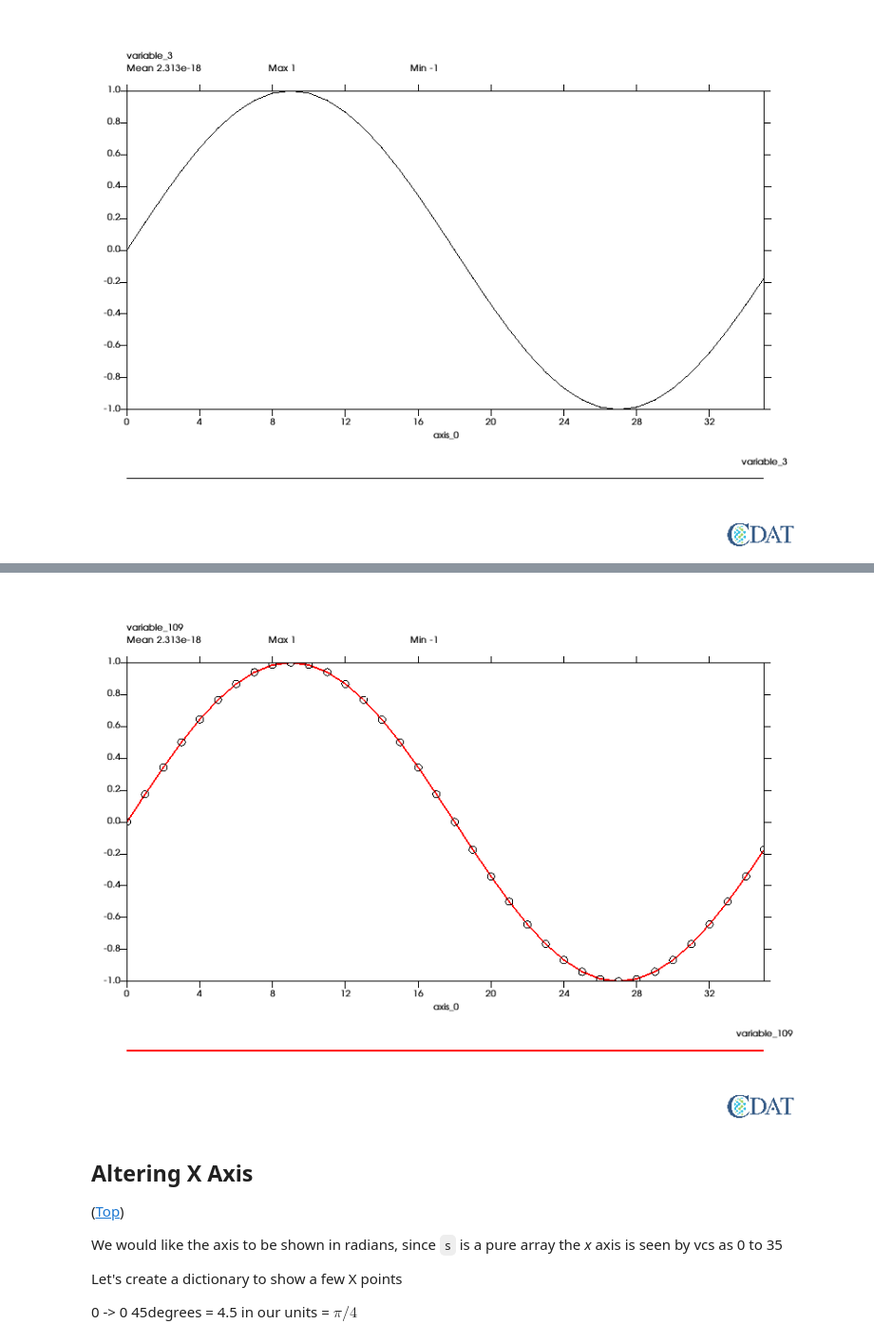
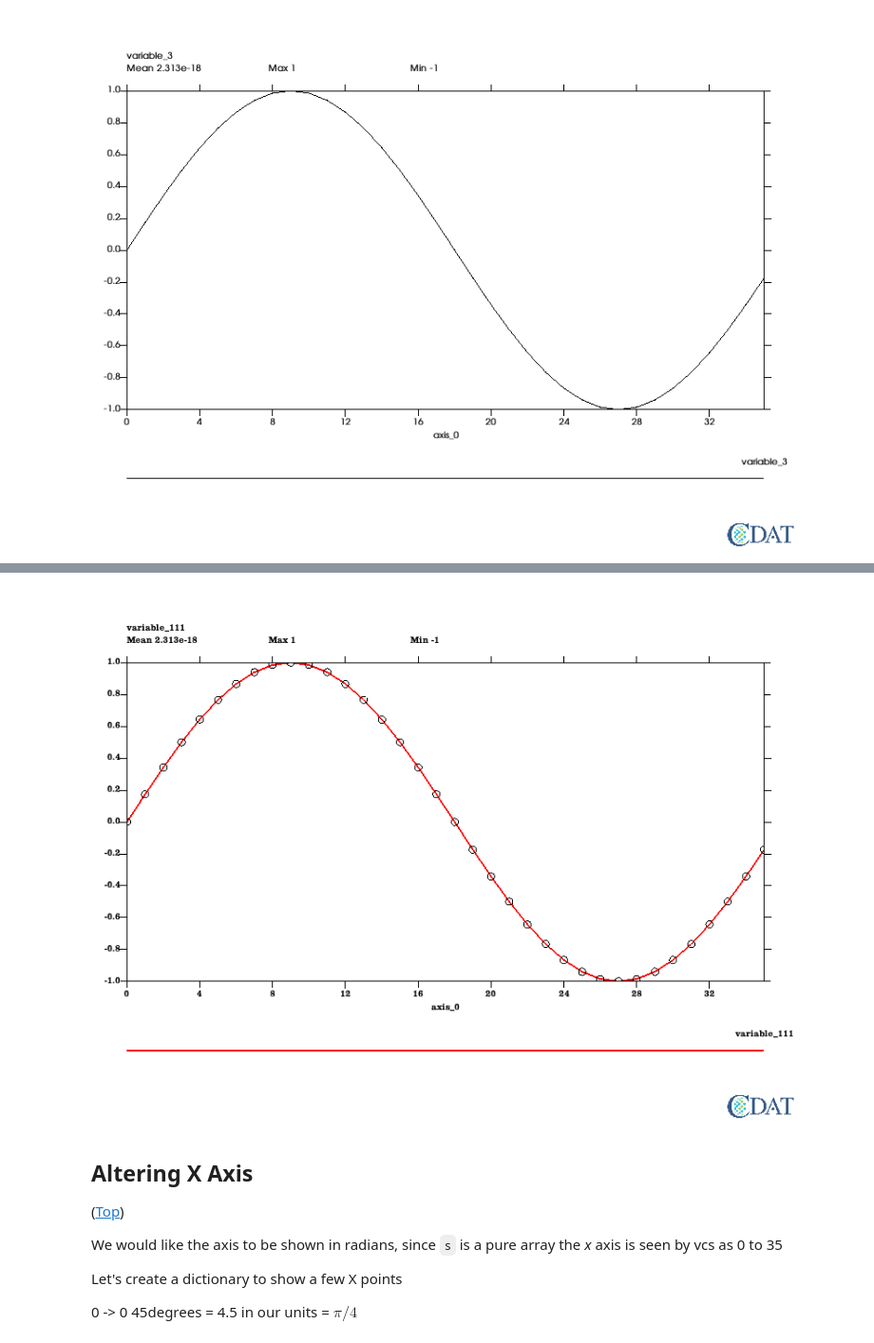
Before and after one commit to CDAT/vcs, a Jupyter notebook: docs/Jupyter/1D_Multi_line_Plots.ipynb, the cells around one changed output, grey strips where cells are left out. Shown: that part at 95% size. Drawn from its saved outputs; the diff is of its cells as text; code cells hidden in the pictures.

```diff
--- a/docs/Jupyter/1D_Multi_line_Plots.ipynb
+++ b/docs/Jupyter/1D_Multi_line_Plots.ipynb
@@ -78,12 +78,13 @@ flip =  False
 # %%
 line.linecolor = "red"  # Red color obviously
 line.linewidth = 2.  # A bit thicker
 line.marker = "circle"  #
 line.markersize = 1.25  # A bit bigger
 x.clear() # Let's clear the first plot
+x.switchfonts("default","Clarendon")
 x.plot(s,line)
 # %% [output]
-[figure, old version]
+[figure, new version]
 # %% [markdown]
 ## Altering X Axis<a id="xaxis"></a>
 ([Top](#top))
```
Also changed, not shown: parts of 12 cells of this notebook, 1 other file.
